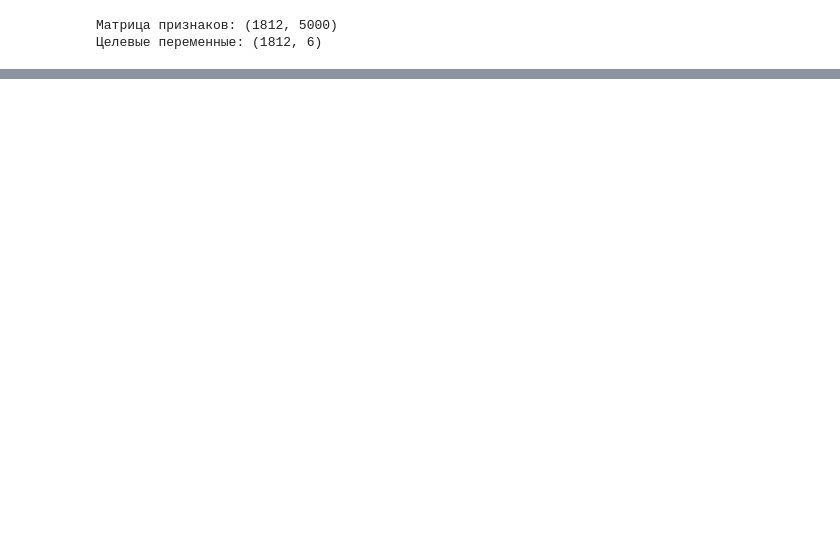
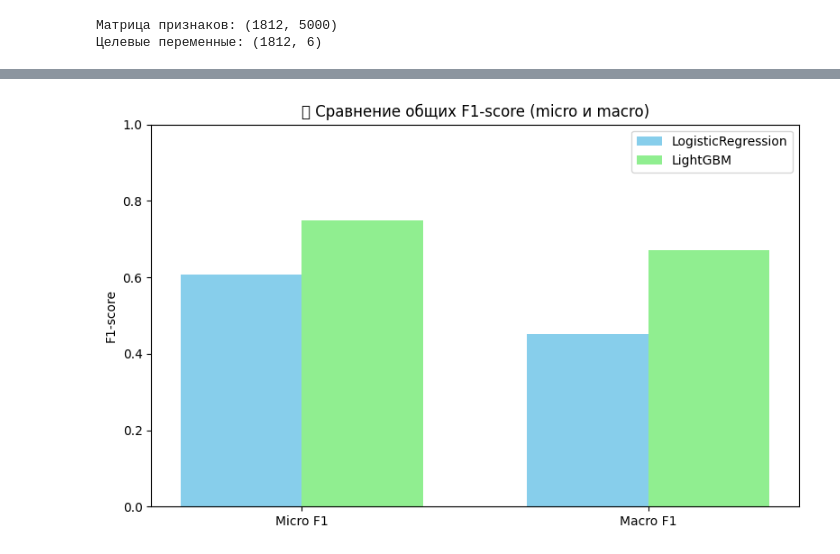
Before and after one commit to kerafff/intens4, a Jupyter notebook: intens4.ipynb, the cells around one changed output, grey strips where cells are left out. Saved outputs shown, nothing was run; the diff lists cells and outputs as text; code cells hidden in the pictures; blank space fills up the shorter version.

```diff
--- a/intens4.ipynb
+++ b/intens4.ipynb
@@ -152,0 +443,27 @@ weighted avg       0.83      0.83      0.83       363
+# %%
+f1_micro_log = f1_score(y, oof_preds, average='micro')
+f1_micro_lgb = f1_score(y, oof_preds_lgb, average='micro')
+
+f1_macro_log = f1_score(y, oof_preds, average='macro')
+f1_macro_lgb = f1_score(y, oof_preds_lgb, average='macro')
+
+# График
+labels = ['Micro F1', 'Macro F1']
+logreg_scores = [f1_micro_log, f1_macro_log]
+lgb_scores = [f1_micro_lgb, f1_macro_lgb]
+
+x = np.arange(len(labels))
+width = 0.35
+
+plt.figure(figsize=(8, 5))
+plt.bar(x - width/2, logreg_scores, width, label='LogisticRegression', color='skyblue')
+plt.bar(x + width/2, lgb_scores, width, label='LightGBM', color='lightgreen')
+plt.xticks(x, labels)
+plt.ylim(0, 1)
+plt.ylabel("F1-score")
+plt.title("📊 Сравнение общих F1-score (micro и macro)")
+plt.legend()
+plt.tight_layout()
+plt.show()
+# %% [output]
+[figure, added]
```
Also changed, not shown: parts of 9 cells of this notebook, 2 other files.
